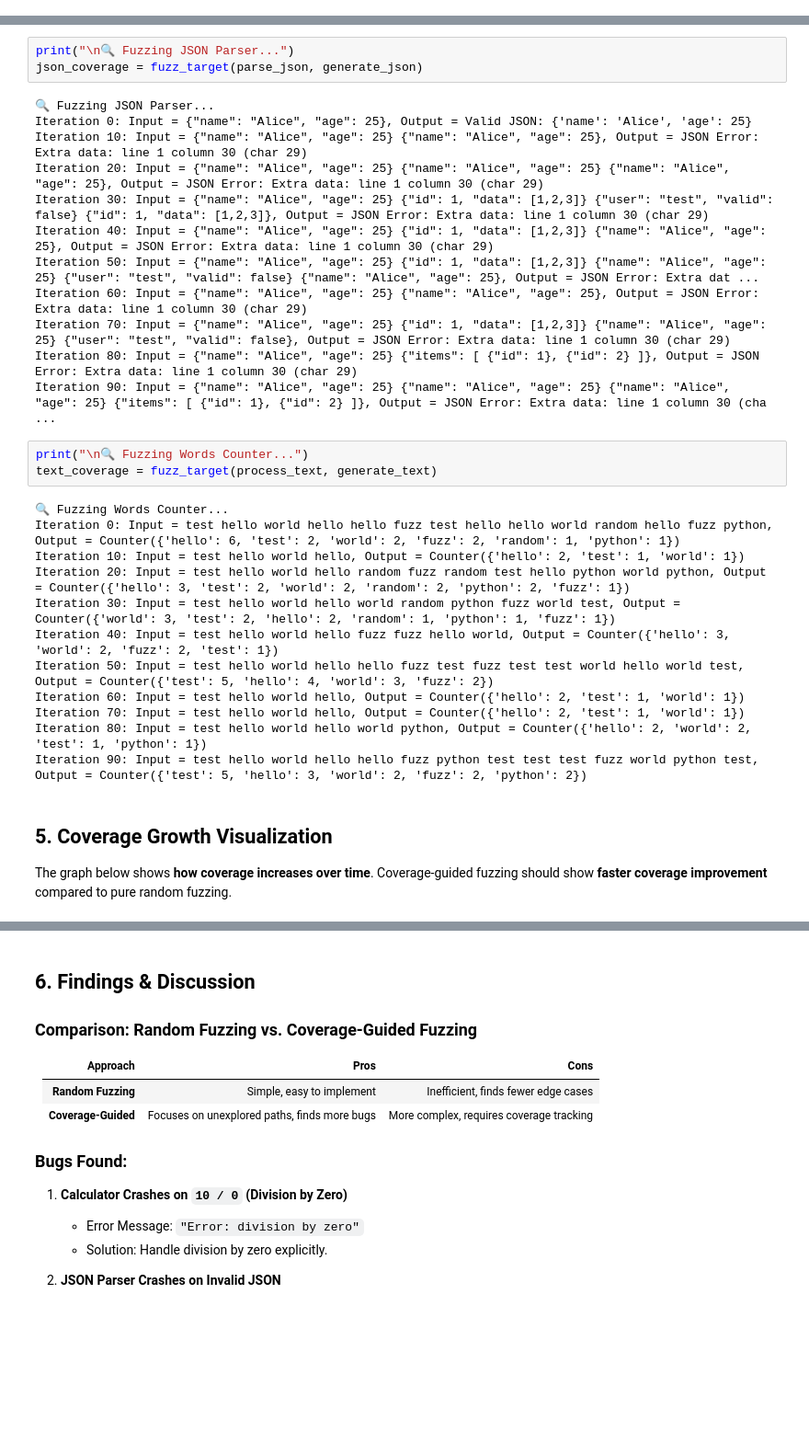
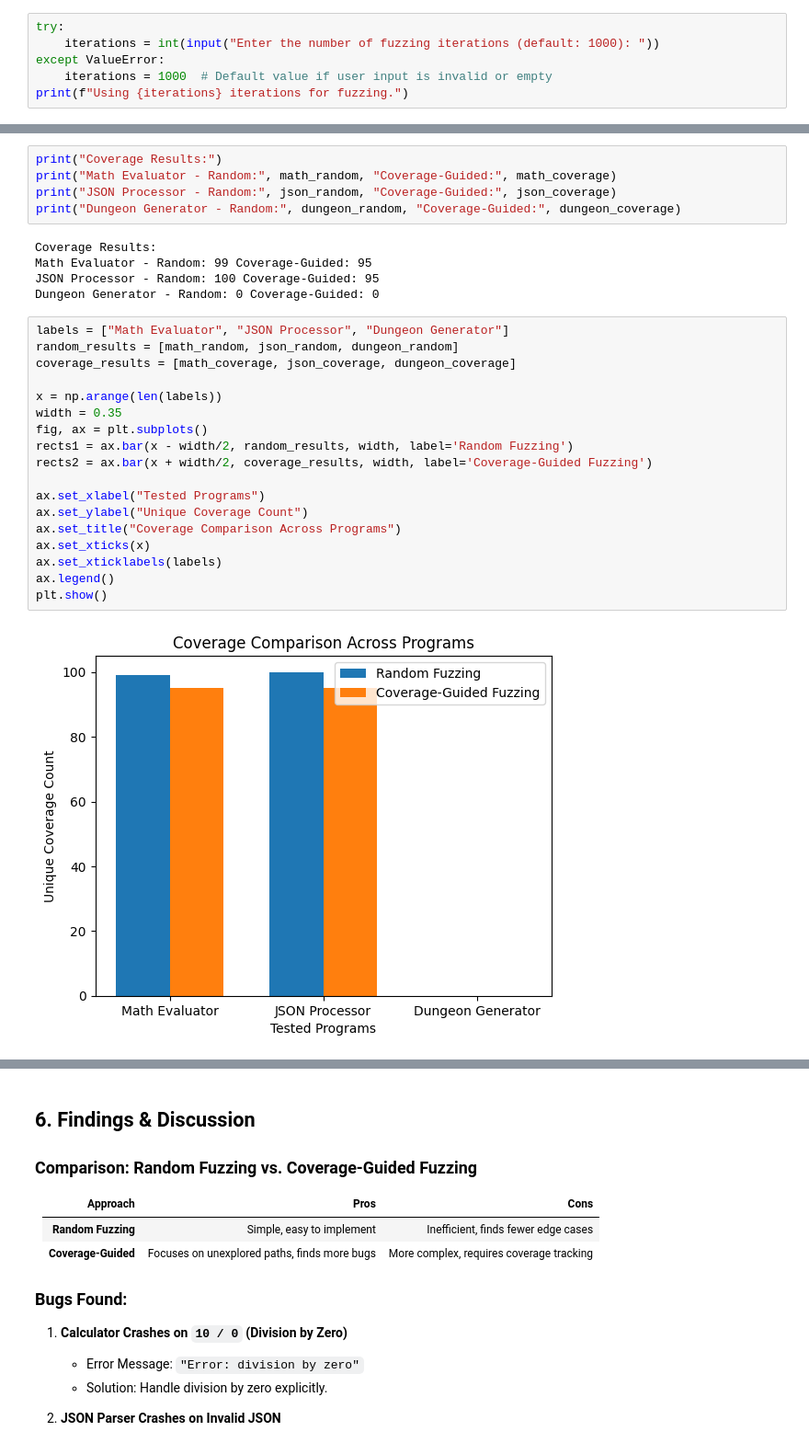
Before and after one commit to pockyitachi/SOEN7481_Fuzzing_Assignment, a Jupyter notebook: programs/fuzzing_assignment.ipynb, the cells around one changed output, grey strips where cells are left out. Shown at 92% size. Cells and saved outputs as stored; diff of their text form; blank space fills up the shorter version.

```diff
--- a/programs/fuzzing_assignment.ipynb
+++ b/programs/fuzzing_assignment.ipynb
@@ -58,0 +41,6 @@ def generate_text():
+# %%
+try:
+    iterations = int(input("Enter the number of fuzzing iterations (default: 1000): "))
+except ValueError:
+    iterations = 1000  # Default value if user input is invalid or empty
+print(f"Using {iterations} iterations for fuzzing.")
@@ -99,33 +108,30 @@ Iteration 90: Input = 43 % 23 - 92 + 32 * 15 59 + 52 + 67 94 - 87 / 35 % 83 44 %
 # %%
-print("\n🔍 Fuzzing JSON Parser...")
-json_coverage = fuzz_target(parse_json, generate_json)
+print("Coverage Results:")
+print("Math Evaluator - Random:", math_random, "Coverage-Guided:", math_coverage)
+print("JSON Processor - Random:", json_random, "Coverage-Guided:", json_coverage)
+print("Dungeon Generator - Random:", dungeon_random, "Coverage-Guided:", dungeon_coverage)
 # %% [output]
-🔍 Fuzzing JSON Parser...
-Iteration 0: Input = {"name": "Alice", "age": 25}, Output = Valid JSON: {'name': 'Alice', 'age': 25}
-Iteration 10: Input = {"name": "Alice", "age": 25} {"name": "Alice", "age": 25}, Output = JSON Error: Extra data: line 1 column 30 (char 29)
-Iteration 20: Input = {"name": "Alice", "age": 25} {"name": "Alice", "age": 25} {"name": "Alice", "age": 25}, Output = JSON Error: Extra data: line 1 column 30 (char 29)
-Iteration 30: Input = {"name": "Alice", "age": 25} {"id": 1, "data": [1,2,3]} {"user": "test", "valid": false} {"id": 1, "data": [1,2,3]}, Output = JSON Error: Extra data: line 1 column 30 (char 29)
-Iteration 40: Input = {"name": "Alice", "age": 25} {"id": 1, "data": [1,2,3]} {"name": "Alice", "age": 25}, Output = JSON Error: Extra data: line 1 column 30 (char 29)
-Iteration 50: Input = {"name": "Alice", "age": 25} {"id": 1, "data": [1,2,3]} {"name": "Alice", "age": 25} {"user": "test", "valid": false} {"name": "Alice", "age": 25}, Output = JSON Error: Extra dat ...
-Iteration 60: Input = {"name": "Alice", "age": 25} {"name": "Alice", "age": 25}, Output = JSON Error: Extra data: line 1 column 30 (char 29)
-Iteration 70: Input = {"name": "Alice", "age": 25} {"id": 1, "data": [1,2,3]} {"name": "Alice", "age": 25} {"user": "test", "valid": false}, Output = JSON Error: Extra data: line 1 column 30 (char 29)
-Iteration 80: Input = {"name": "Alice", "age": 25} {"items": [ {"id": 1}, {"id": 2} ]}, Output = JSON Error: Extra data: line 1 column 30 (char 29)
-Iteration 90: Input = {"name": "Alice", "age": 25} {"name": "Alice", "age": 25} {"name": "Alice", "age": 25} {"items": [ {"id": 1}, {"id": 2} ]}, Output = JSON Error: Extra data: line 1 column 30 (cha ...
+Coverage Results:
+Math Evaluator - Random: 99 Coverage-Guided: 95
+JSON Processor - Random: 100 Coverage-Guided: 95
+Dungeon Generator - Random: 0 Coverage-Guided: 0
 # %%
-print("\n🔍 Fuzzing Words Counter...")
-text_coverage = fuzz_target(process_text, generate_text)
+labels = ["Math Evaluator", "JSON Processor", "Dungeon Generator"]
+random_results = [math_random, json_random, dungeon_random]
+coverage_results = [math_coverage, json_coverage, dungeon_coverage]
+
+x = np.arange(len(labels))
+width = 0.35
+fig, ax = plt.subplots()
+rects1 = ax.bar(x - width/2, random_results, width, label='Random Fuzzing')
+rects2 = ax.bar(x + width/2, coverage_results, width, label='Coverage-Guided Fuzzing')
+
+ax.set_xlabel("Tested Programs")
+ax.set_ylabel("Unique Coverage Count")
+ax.set_title("Coverage Comparison Across Programs")
+ax.set_xticks(x)
+ax.set_xticklabels(labels)
+ax.legend()
+plt.show()
 # %% [output]
-🔍 Fuzzing Words Counter...
-Iteration 0: Input = test hello world hello hello fuzz test hello hello world random hello fuzz python, Output = Counter({'hello': 6, 'test': 2, 'world': 2, 'fuzz': 2, 'random': 1, 'python': 1})
-Iteration 10: Input = test hello world hello, Output = Counter({'hello': 2, 'test': 1, 'world': 1})
-Iteration 20: Input = test hello world hello random fuzz random test hello python world python, Output = Counter({'hello': 3, 'test': 2, 'world': 2, 'random': 2, 'python': 2, 'fuzz': 1})
-Iteration 30: Input = test hello world hello world random python fuzz world test, Output = Counter({'world': 3, 'test': 2, 'hello': 2, 'random': 1, 'python': 1, 'fuzz': 1})
-Iteration 40: Input = test hello world hello fuzz fuzz hello world, Output = Counter({'hello': 3, 'world': 2, 'fuzz': 2, 'test': 1})
-Iteration 50: Input = test hello world hello hello fuzz test fuzz test test world hello world test, Output = Counter({'test': 5, 'hello': 4, 'world': 3, 'fuzz': 2})
-Iteration 60: Input = test hello world hello, Output = Counter({'hello': 2, 'test': 1, 'world': 1})
-Iteration 70: Input = test hello world hello, Output = Counter({'hello': 2, 'test': 1, 'world': 1})
-Iteration 80: Input = test hello world hello world python, Output = Counter({'hello': 2, 'world': 2, 'test': 1, 'python': 1})
-Iteration 90: Input = test hello world hello hello fuzz python test test test fuzz world python test, Output = Counter({'test': 5, 'hello': 3, 'world': 2, 'fuzz': 2, 'python': 2})
+[figure, added]
-# %% [markdown]
-## 5. Coverage Growth Visualization
-The graph below shows **how coverage increases over time**. Coverage-guided fuzzing should show **faster coverage improvement** compared to pure random fuzzing.
```
Also changed, not shown: parts of 13 cells of this notebook, 8 other files.
